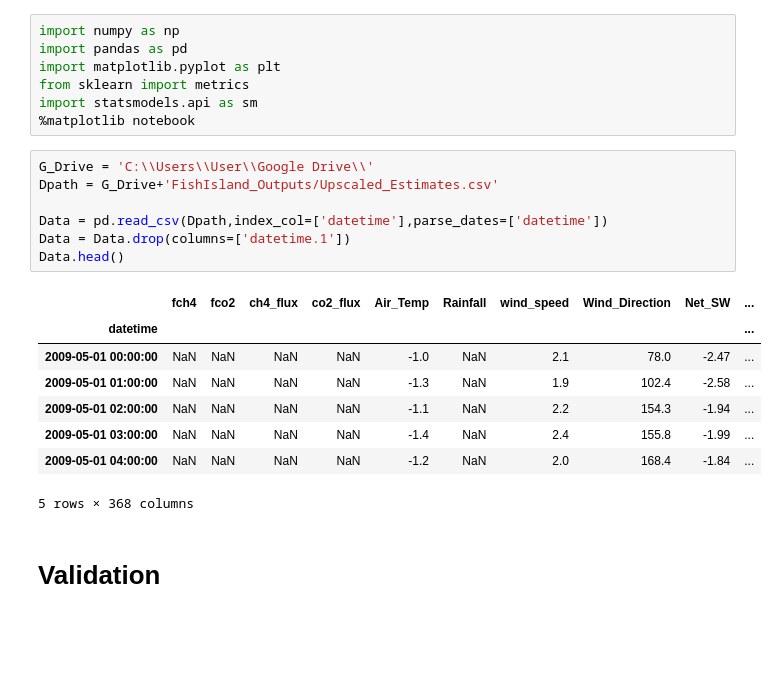
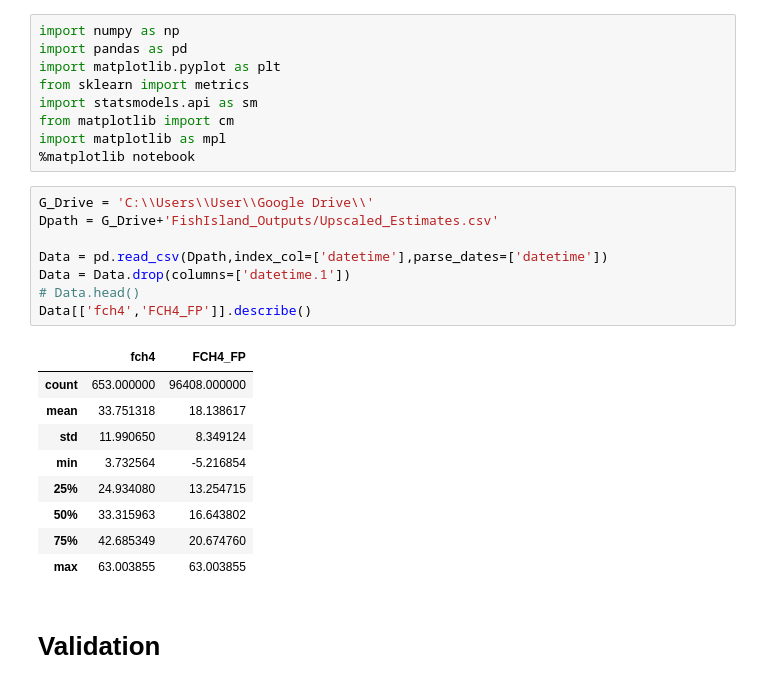
Before and after one commit to June-Skeeter/FishIsland_Flux_Analysis, a Jupyter notebook: FluxProcessing/LongtermFluxAnalysis.ipynb, the cells around one changed output. Drawn from its saved outputs; the diff is of its cells as text; blank space fills up the shorter version.

```diff
--- a/FluxProcessing/LongtermFluxAnalysis.ipynb
+++ b/FluxProcessing/LongtermFluxAnalysis.ipynb
@@ -4,22 +4,26 @@ import pandas as pd
 import matplotlib.pyplot as plt
 from sklearn import metrics
 import statsmodels.api as sm
+from matplotlib import cm
+import matplotlib as mpl
 %matplotlib notebook
 # %%
 G_Drive = 'C:\\Users\\User\\Google Drive\\'
 Dpath = G_Drive+'FishIsland_Outputs/Upscaled_Estimates.csv'
 
 Data = pd.read_csv(Dpath,index_col=['datetime'],parse_dates=['datetime'])
 Data = Data.drop(columns=['datetime.1'])
-Data.head()
+# Data.head()
+Data[['fch4','FCH4_FP']].describe()
 # %% [output]
-|  | fch4 | fco2 | ch4_flux | co2_flux | Air_Temp | Rainfall | wind_speed | Wind_Direction | Net_SW | ... |
-| datetime |  |  |  |  |  |  |  |  |  | ... |
-| 2009-05-01 00:00:00 | NaN | NaN | NaN | NaN | -1.0 | NaN | 2.1 | 78.0 | -2.47 | ... |
-| 2009-05-01 01:00:00 | NaN | NaN | NaN | NaN | -1.3 | NaN | 1.9 | 102.4 | -2.58 | ... |
-| 2009-05-01 02:00:00 | NaN | NaN | NaN | NaN | -1.1 | NaN | 2.2 | 154.3 | -1.94 | ... |
-| 2009-05-01 03:00:00 | NaN | NaN | NaN | NaN | -1.4 | NaN | 2.4 | 155.8 | -1.99 | ... |
-| 2009-05-01 04:00:00 | NaN | NaN | NaN | NaN | -1.2 | NaN | 2.0 | 168.4 | -1.84 | ... |
+|  | fch4 | FCH4_FP |
+| count | 653.000000 | 96408.000000 |
+| mean | 33.751318 | 18.138617 |
+| std | 11.990650 | 8.349124 |
+| min | 3.732564 | -5.216854 |
+| 25% | 24.934080 | 13.254715 |
+| 50% | 33.315963 | 16.643802 |
+| 75% | 42.685349 | 20.674760 |
+| max | 63.003855 | 63.003855 |
-5 rows × 368 columns
 # %% [markdown]
 # Validation
```
Also changed, not shown: parts of 12 cells of this notebook, 44 other files.
